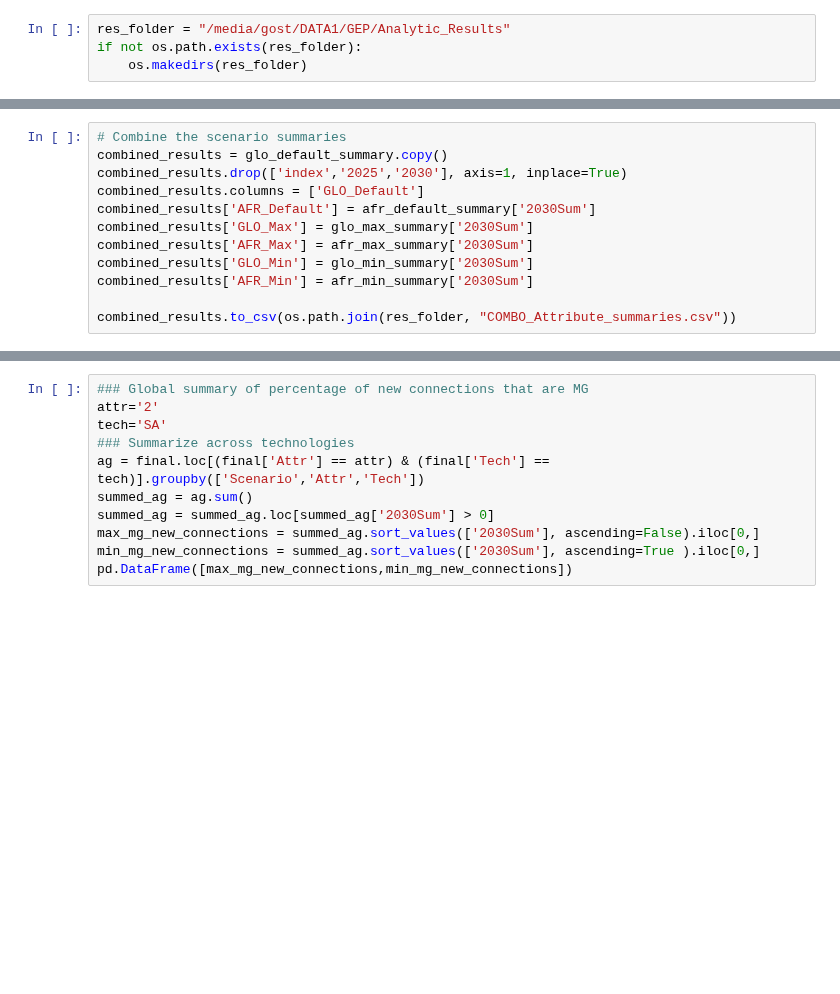
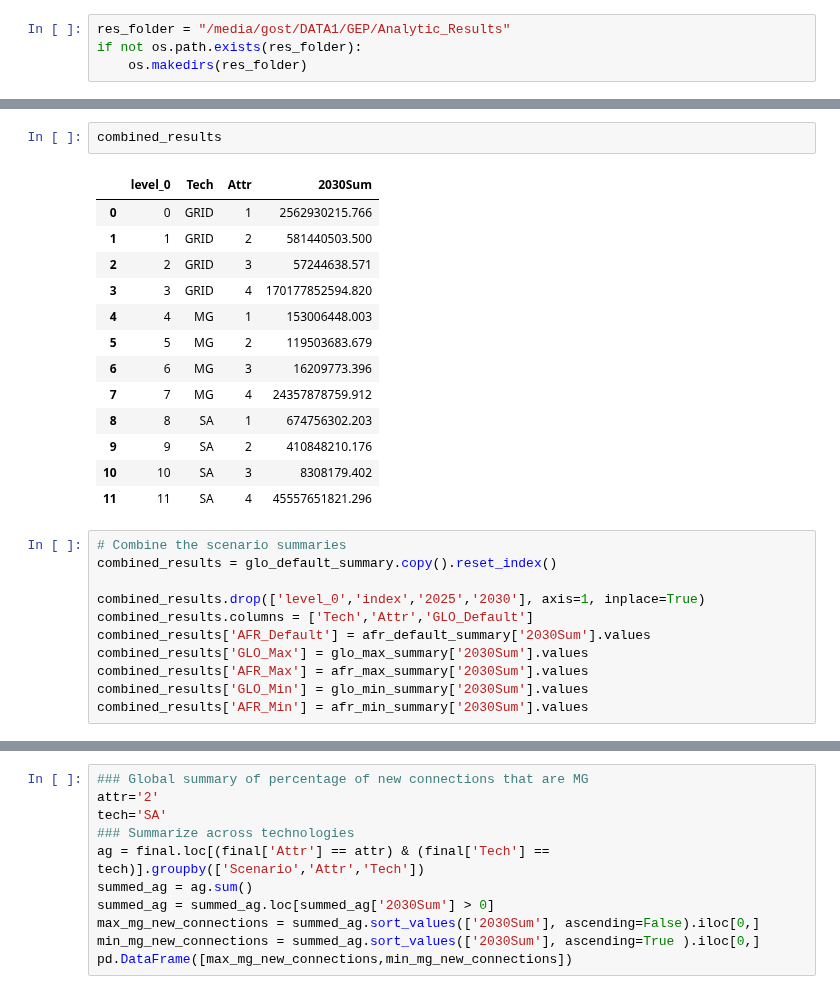
Before and after one commit to global-electrification-platform/gep_results_analysis, a Jupyter notebook: GEP_analysis/GEP_scenario_summary_file_analysis.ipynb, the cells around one changed output, grey strips where cells are left out. Saved outputs shown, nothing was run; the diff lists cells and outputs as text; blank space fills up the shorter version.

```diff
--- a/GEP_analysis/GEP_scenario_summary_file_analysis.ipynb
+++ b/GEP_analysis/GEP_scenario_summary_file_analysis.ipynb
@@ -162,12 +218,27 @@ afr_max_summary.to_csv(os.path.join(res_folder, f"AFR_MAX_Scenario.csv"))
+# %%
+combined_results
+# %% [output]
+|  | level_0 | Tech | Attr | 2030Sum |
+| 0 | 0 | GRID | 1 | 2562930215.766 |
+| 1 | 1 | GRID | 2 | 581440503.500 |
+| 2 | 2 | GRID | 3 | 57244638.571 |
+| 3 | 3 | GRID | 4 | 170177852594.820 |
+| 4 | 4 | MG | 1 | 153006448.003 |
+| 5 | 5 | MG | 2 | 119503683.679 |
+| 6 | 6 | MG | 3 | 16209773.396 |
+| 7 | 7 | MG | 4 | 24357878759.912 |
+| 8 | 8 | SA | 1 | 674756302.203 |
+| 9 | 9 | SA | 2 | 410848210.176 |
+| 10 | 10 | SA | 3 | 8308179.402 |
+| 11 | 11 | SA | 4 | 45557651821.296 |
 # %%
 # Combine the scenario summaries
-combined_results = glo_default_summary.copy()
-combined_results.drop(['index','2025','2030'], axis=1, inplace=True)
-combined_results.columns = ['GLO_Default']
-combined_results['AFR_Default'] = afr_default_summary['2030Sum']
-combined_results['GLO_Max'] = glo_max_summary['2030Sum']
-combined_results['AFR_Max'] = afr_max_summary['2030Sum']
-combined_results['GLO_Min'] = glo_min_summary['2030Sum']
-combined_results['AFR_Min'] = afr_min_summary['2030Sum']
+combined_results = glo_default_summary.copy().reset_index()
 
-combined_results.to_csv(os.path.join(res_folder, "COMBO_Attribute_summaries.csv"))
+combined_results.drop(['level_0','index','2025','2030'], axis=1, inplace=True)
+combined_results.columns = ['Tech','Attr','GLO_Default']
+combined_results['AFR_Default'] = afr_default_summary['2030Sum'].values
+combined_results['GLO_Max'] = glo_max_summary['2030Sum'].values
+combined_results['AFR_Max'] = afr_max_summary['2030Sum'].values
+combined_results['GLO_Min'] = glo_min_summary['2030Sum'].values
+combined_results['AFR_Min'] = afr_min_summary['2030Sum'].values
```
Also changed, not shown: parts of 16 cells of this notebook, 2 other files.
